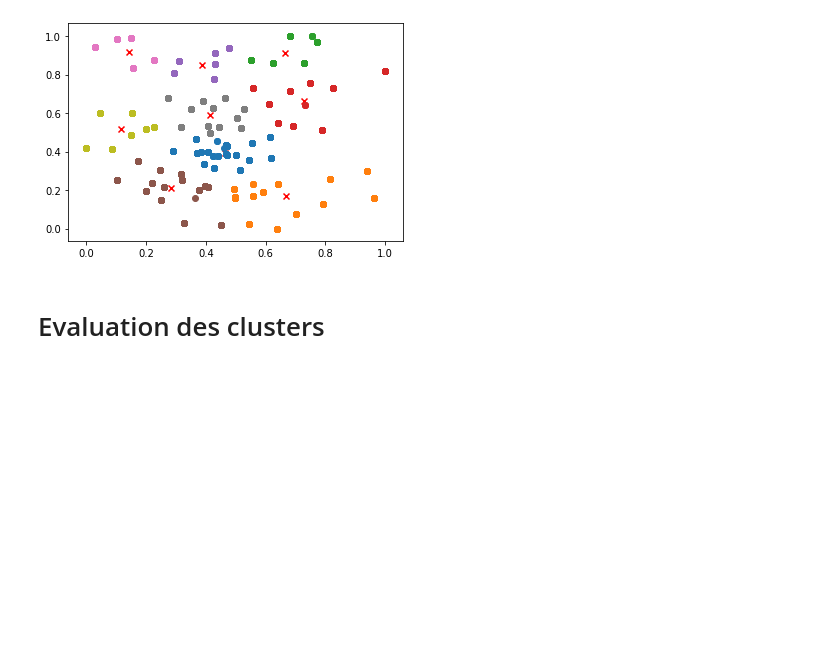
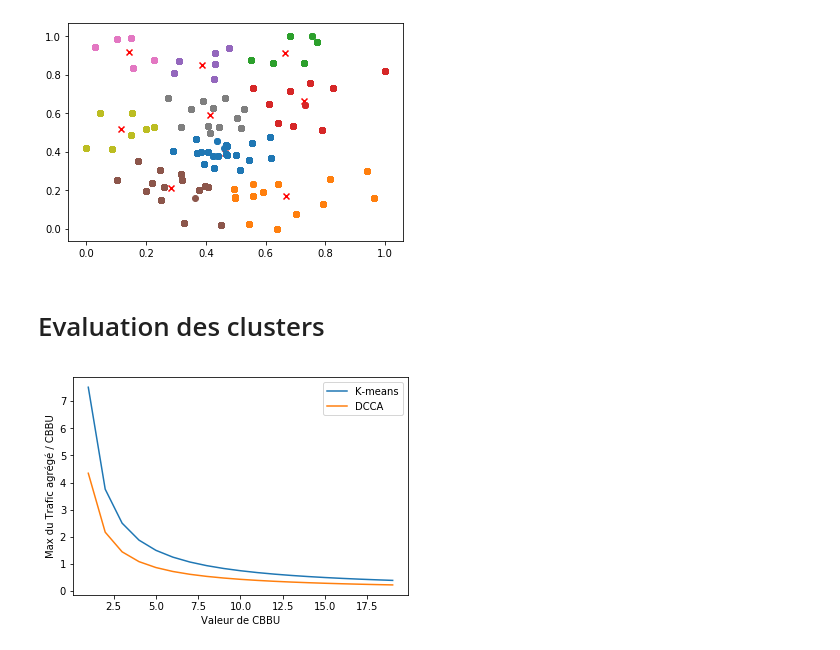
Before and after one commit to hanane-djeddal/PLDAC, a Jupyter notebook: Code/K-means_GeoData.ipynb, the cells around one changed output. Cells and saved outputs as stored; diff of their text form; code cells hidden in the pictures; blank space fills up the shorter version.

Commit message:
Comparaison kmeans, DCCA

```diff
--- a/Code/K-means_GeoData.ipynb
+++ b/Code/K-means_GeoData.ipynb
@@ -393,7 +418,7 @@ def generate_day_matrix(day):
     train_traffic=traffic_per_day[day]
     RRH_ID=train_traffic['CellID'].unique()
     Nr=np.size(RRH_ID)  # nbre de RRH dans données trafic < nbre RRHs dans geo données
-    r={}
+    r=[]
     F=np.empty([Nr,Nt])
     Fup=np.empty([Nr,Nt])
     for i in range (Nr) :
@@ -424,7 +449,7 @@ def generate_day_matrix(day):
             else :
                 F[i][h]=td
                 Fup[i][h]=tu
-        r.append(DCCA.RRH(id,i,df_geo_norm.iloc[i,0],df_geo_norm.iloc[i,1],F[i]))
+        r.append(DCCA.RRH(id,i,loc_lille_nor.iloc[i,0],loc_lille_nor.iloc[i,1],F[i]))
     return F,Fup,r
 # %%
 F,Fup,r=generate_day_matrix("2019-05-23")
@@ -432,9 +457,25 @@ F_norm=DCCA.normalize_trafic(F)
 dict_rrh={}
 for i in range(len(r)):
         dict_rrh[r[i].id]=F_norm[i]
+        r[i].setTrafic(F_norm[i])
-# %%
-for l in l_affectation.values():
-        agg=np.zeros(Nt)
-        for i in l:
-            id=DataFnorm.loc[i]['LocInfo']
-            agg+=dict_rrh[id]
+# %%
+l_BBU=[]
+for l in l_affectation_lille.values():
+        agg=np.zeros(Nt)
+        for i in l:
+            id=rrh_id[i]
+            if (id in dict_rrh.keys()):
+                agg+=dict_rrh[id]
+        l_BBU.append(np.max(agg))
+val_bbu=np.arange(1,20)
+gain=[]
+for v in val_bbu:
+    gain.append(max(l_BBU)/v)
+plt.plot(val_bbu,gain,label="K-means")
+plt.plot(val_bbu,gainDCCA,label="DCCA")
+plt.ylabel("Max du Trafic agrégé / CBBU")
+plt.xlabel("Valeur de CBBU")
+plt.legend()
+plt.show()
+# %% [output]
+[figure, added]
```
Also changed, not shown: parts of 10 cells of this notebook, 9 other files.
